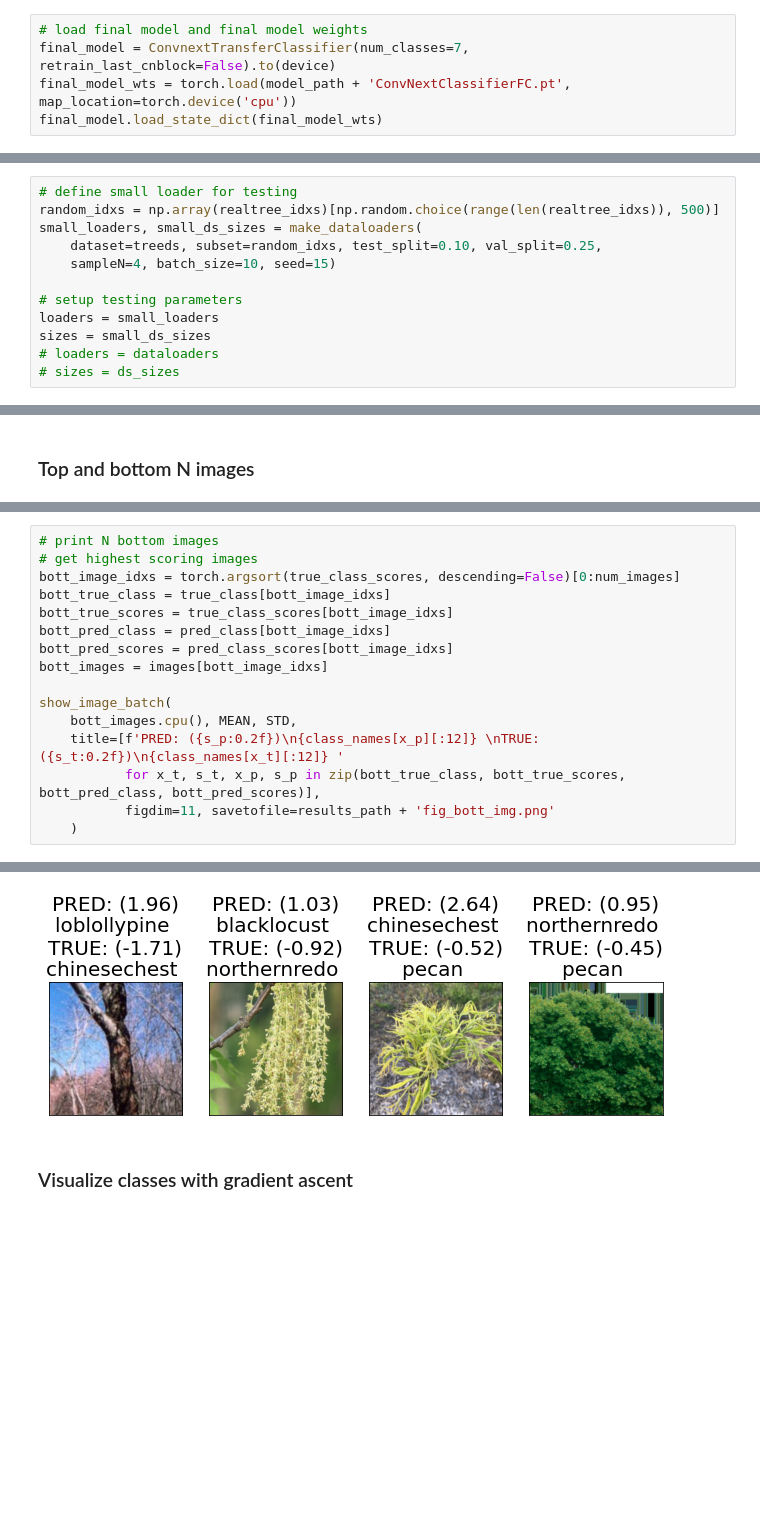
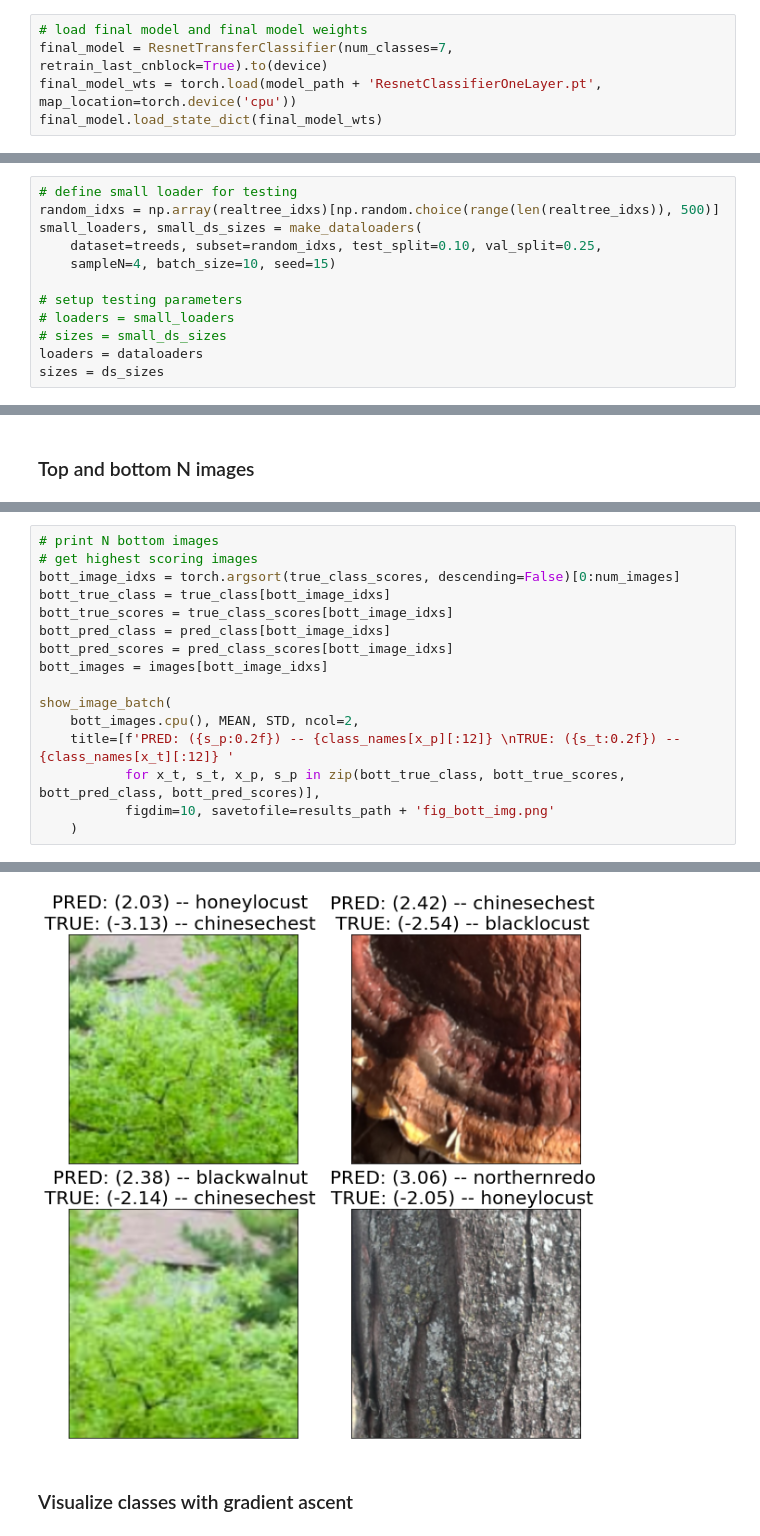
Before and after one commit to etrieschman/tree-finder, a Jupyter notebook: notebooks/evaluate_final_model.ipynb, the cells around one changed output, grey strips where cells are left out. Saved outputs shown, nothing was run; the diff lists cells and outputs as text; blank space fills up the shorter version.

```diff
--- a/notebooks/evaluate_final_model.ipynb
+++ b/notebooks/evaluate_final_model.ipynb
@@ -108,8 +104,8 @@ dataloader sizes: {'all': 24944, 'train': 16836, 'validate': 5613, 'test': 2495,
 # Load final model
 # %%
 # load final model and final model weights
-final_model = ConvnextTransferClassifier(num_classes=7, retrain_last_cnblock=False).to(device)
-final_model_wts = torch.load(model_path + 'ConvNextClassifierFC.pt', map_location=torch.device('cpu'))
+final_model = ResnetTransferClassifier(num_classes=7, retrain_last_cnblock=True).to(device)
+final_model_wts = torch.load(model_path + 'ResnetClassifierOneLayer.pt', map_location=torch.device('cpu'))
 final_model.load_state_dict(final_model_wts)
 # %% [output]
 <All keys matched successfully>
@@ -123,10 +119,10 @@ small_loaders, small_ds_sizes = make_dataloaders(
     sampleN=4, batch_size=10, seed=15)
 
 # setup testing parameters
-loaders = small_loaders
-sizes = small_ds_sizes
-# loaders = dataloaders
-# sizes = ds_sizes
+# loaders = small_loaders
+# sizes = small_ds_sizes
+loaders = dataloaders
+sizes = ds_sizes
 # %% [output]
 dataloader sizes: {'all': 500, 'train': 337, 'validate': 113, 'test': 50, 'sampler': 4}
 # %%
@@ -231,21 +227,21 @@ image saved to file: /Users/etriesch/dev/tree-finder/results/fig_top_img.png
 # %%
 # print N bottom images
 # get highest scoring images
 bott_image_idxs = torch.argsort(true_class_scores, descending=False)[0:num_images]
 bott_true_class = true_class[bott_image_idxs]
 bott_true_scores = true_class_scores[bott_image_idxs]
 bott_pred_class = pred_class[bott_image_idxs]
 bott_pred_scores = pred_class_scores[bott_image_idxs]
 bott_images = images[bott_image_idxs]
 
 show_image_batch(
-    bott_images.cpu(), MEAN, STD,
-    title=[f'PRED: ({s_p:0.2f})\n{class_names[x_p][:12]} \nTRUE: ({s_t:0.2f})\n{class_names[x_t][:12]} '
+    bott_images.cpu(), MEAN, STD, ncol=2,
+    title=[f'PRED: ({s_p:0.2f}) -- {class_names[x_p][:12]} \nTRUE: ({s_t:0.2f}) -- {class_names[x_t][:12]} '
            for x_t, s_t, x_p, s_p in zip(bott_true_class, bott_true_scores, bott_pred_class, bott_pred_scores)],
-           figdim=11, savetofile=results_path + 'fig_bott_img.png'
+           figdim=10, savetofile=results_path + 'fig_bott_img.png'
     )
 # %% [output]
 image saved to file: /Users/etriesch/dev/tree-finder/results/fig_bott_img.png
-[figure, old version]
+[figure, new version]
 # %% [markdown]
 ### Visualize classes with gradient ascent
```
Also changed, not shown: parts of 13 cells of this notebook, 14 other files.
